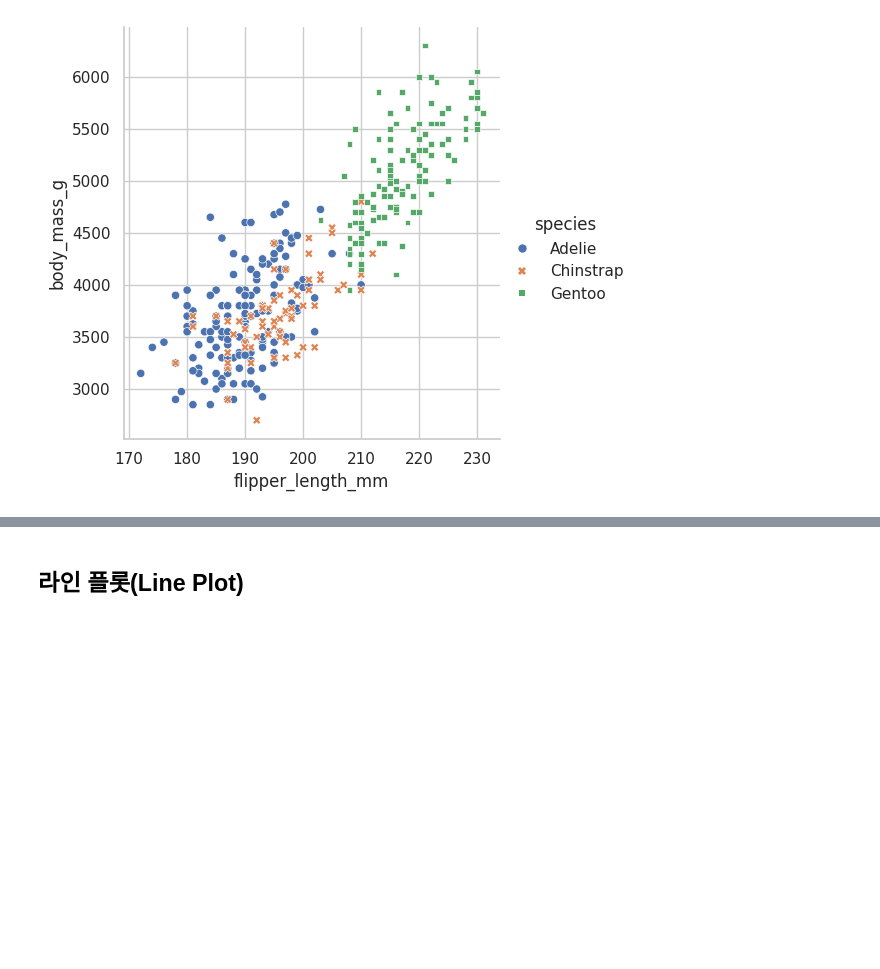
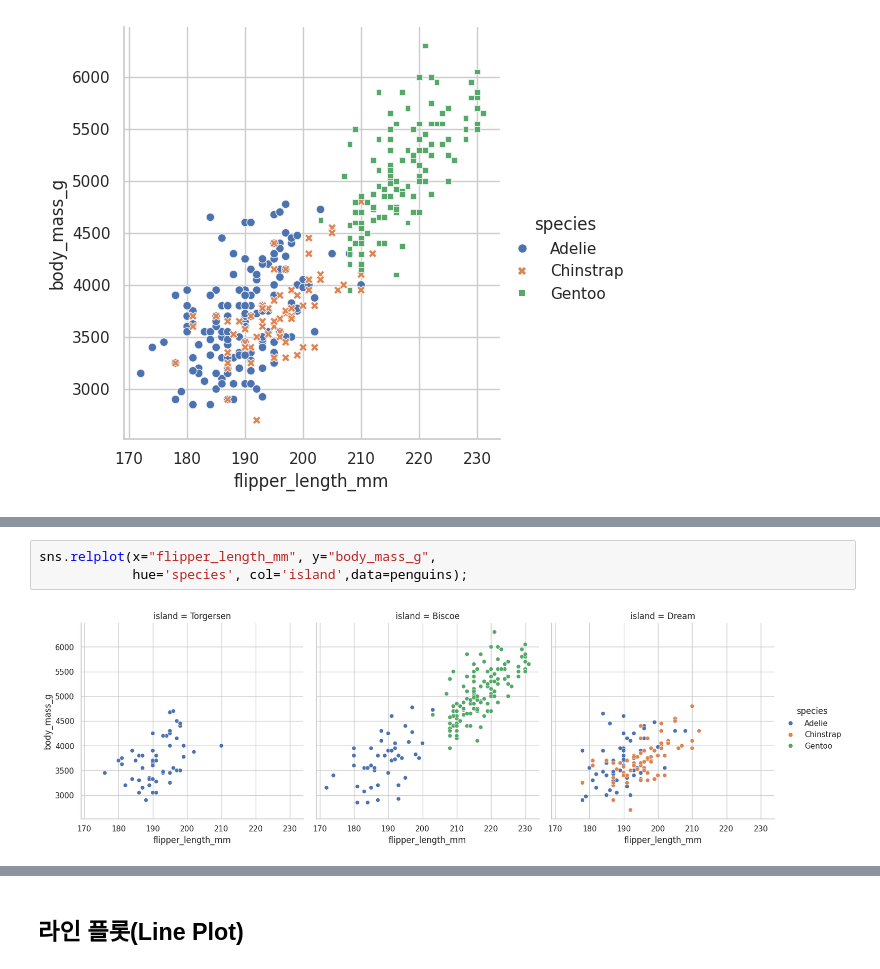
Before and after one commit to doojin2323/data-science, a Jupyter notebook: Seaborn_한번에_제대로_배우기.ipynb, the cells around one changed output, grey strips where cells are left out. Saved outputs shown, nothing was run; the diff lists cells and outputs as text; blank space fills up the shorter version.

```diff
--- a/Seaborn_한번에_제대로_배우기.ipynb
+++ b/Seaborn_한번에_제대로_배우기.ipynb
@@ -58,0 +59,5 @@ SyntaxError: invalid syntax (<ipython-input-1-6bc2f3bb4419>, line 1)
+# %%
+sns.relplot(x="flipper_length_mm", y="body_mass_g",
+            hue='species', col='island',data=penguins);
+# %% [output]
+[figure, added]
```
Also changed, not shown: parts of 30 cells of this notebook.
